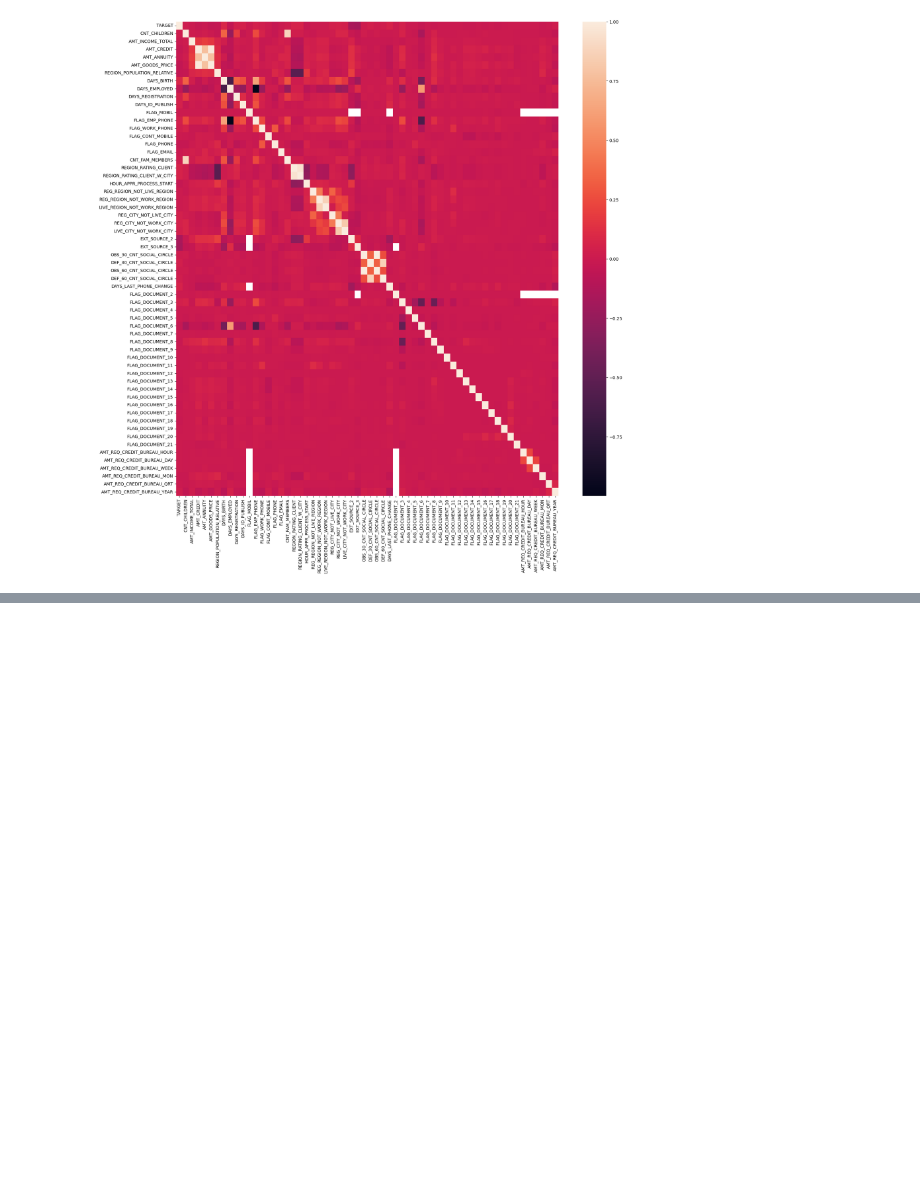
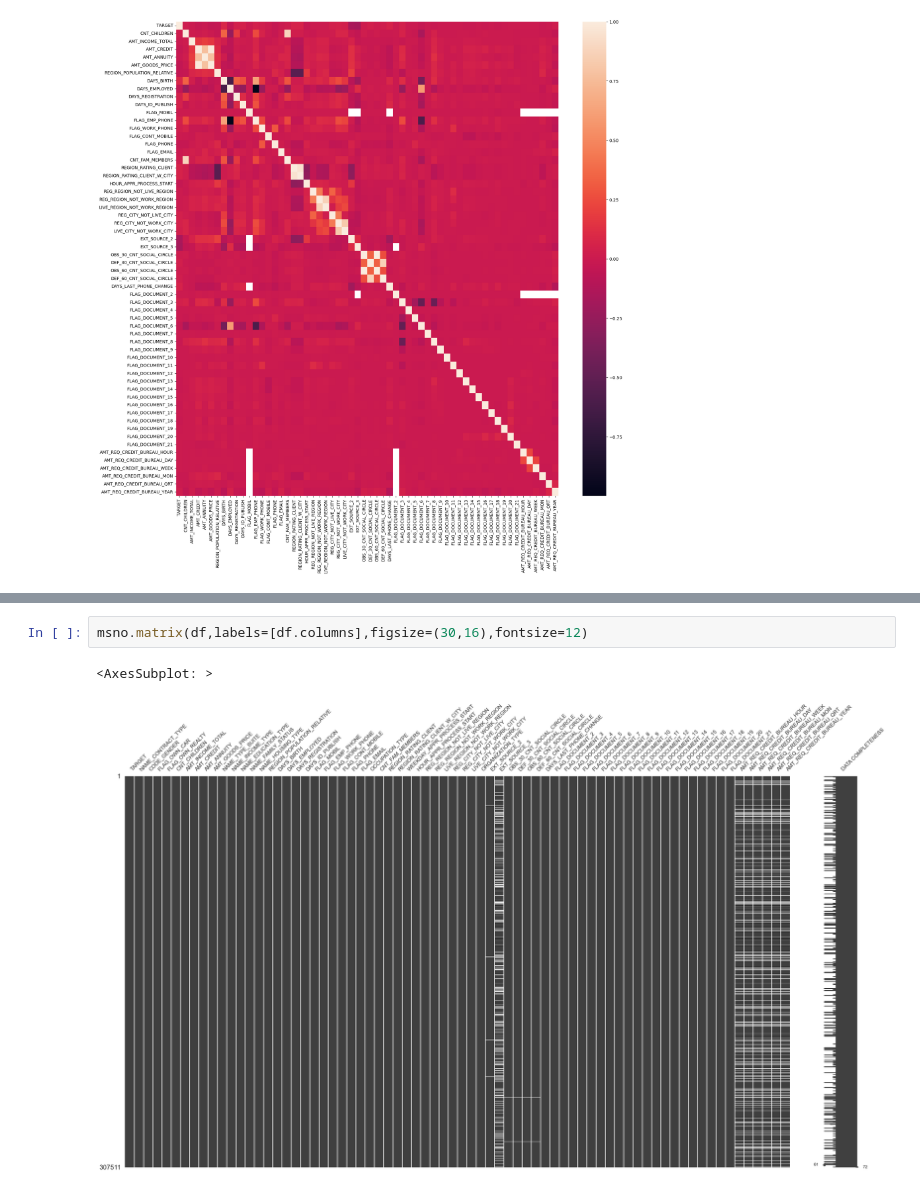
Before and after one commit to xfreppihs/loan, a Jupyter notebook: loan_EDA_XC.ipynb, the cells around one changed output, grey strips where cells are left out. Cells and saved outputs as stored; diff of their text form; blank space fills up the shorter version.

Commit message:
added missing value plot

```diff
--- a/loan_EDA_XC.ipynb
+++ b/loan_EDA_XC.ipynb
@@ -204,0 +206,5 @@ dfSummary(df)
+# %%
+msno.matrix(df,labels=[df.columns],figsize=(30,16),fontsize=12)
+# %% [output]
+<AxesSubplot: >
+[figure, added]
```
Also changed, not shown: parts of 13 cells of this notebook.
